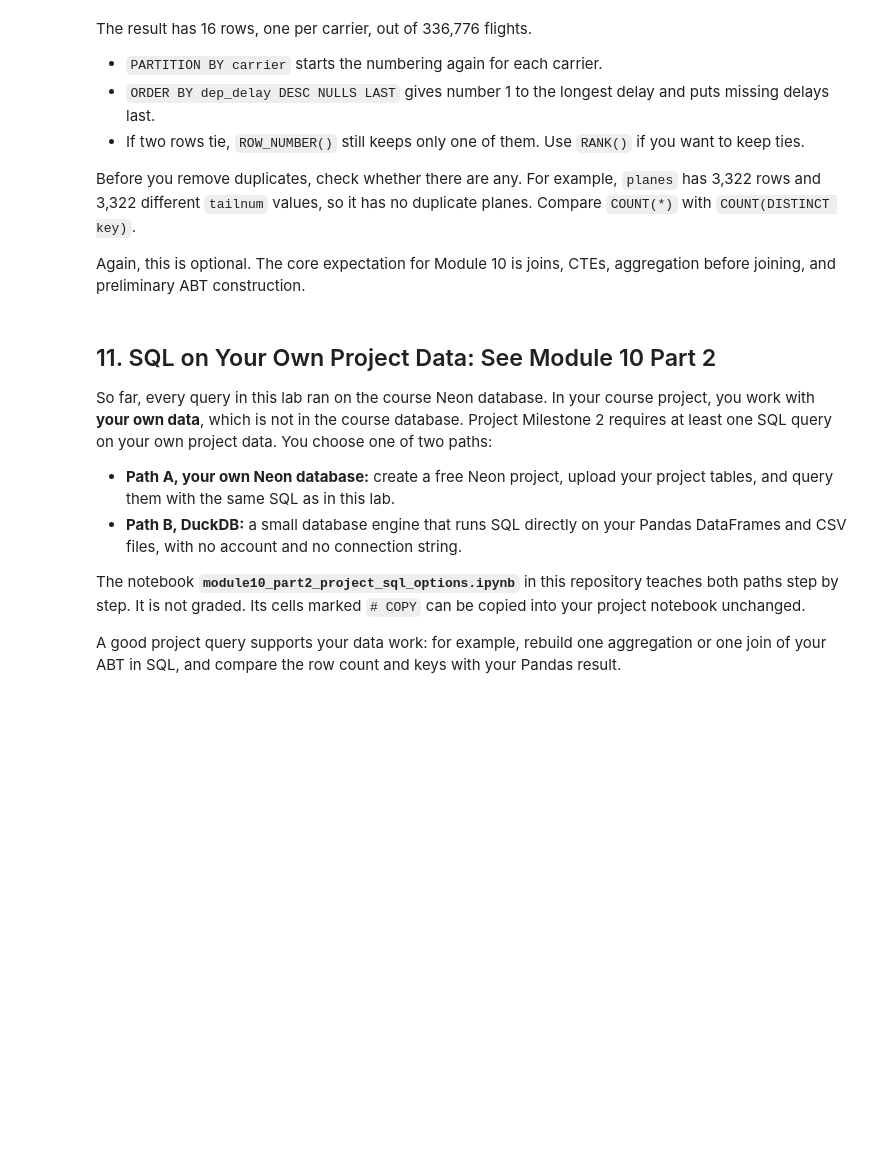
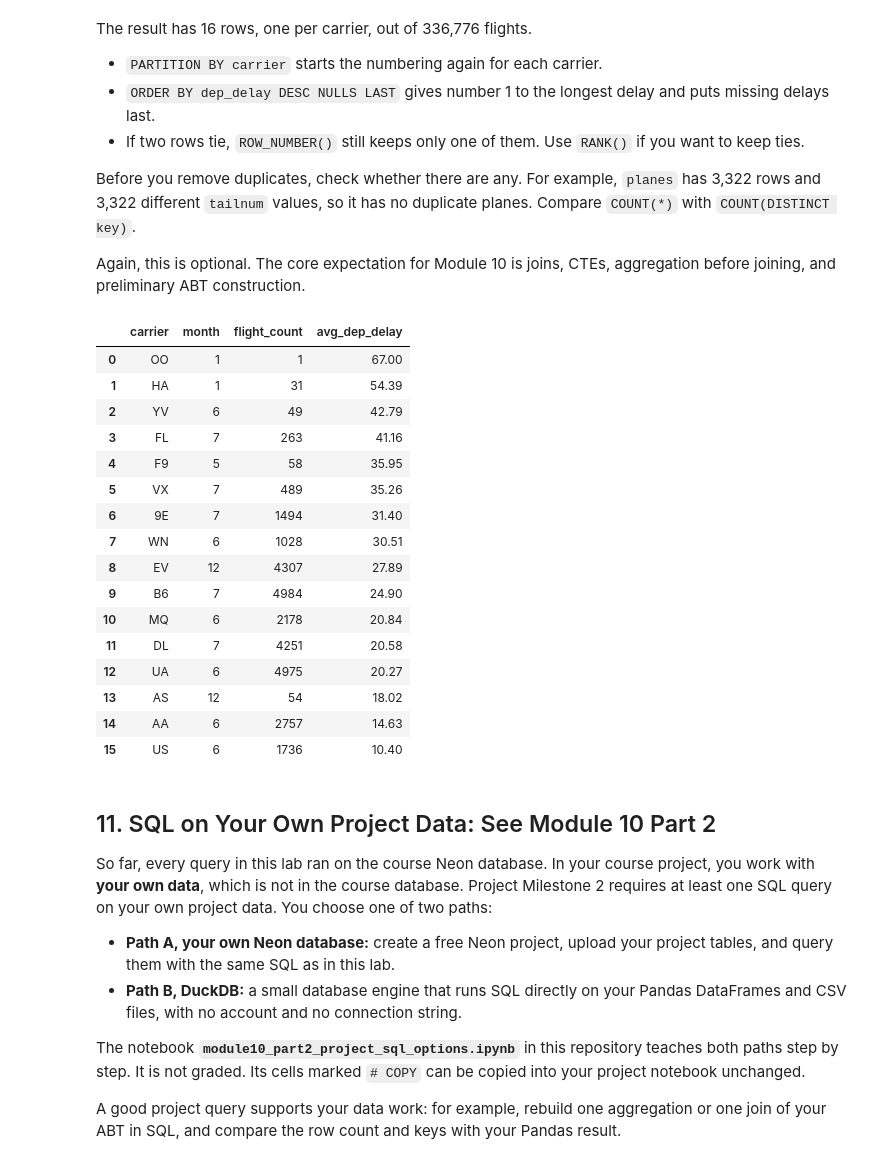
Before and after one commit to darla1209/ban6003-week09-10-darla, a Jupyter notebook: notebooks/module10_sql_joins_abt_guided_lab.ipynb, the cells around one changed output. Saved outputs shown, nothing was run; the diff lists cells and outputs as text; code cells hidden in the pictures; blank space fills up the shorter version.

```diff
--- a/notebooks/module10_sql_joins_abt_guided_lab.ipynb
+++ b/notebooks/module10_sql_joins_abt_guided_lab.ipynb
@@ -642,6 +887,51 @@ The result has 16 rows, one per carrier, out of 336,776 flights.
 Before you remove duplicates, check whether there are any. For example, `planes` has 3,322 rows and 3,322 different `tailnum` values, so it has no duplicate planes. Compare `COUNT(*)` with `COUNT(DISTINCT key)`.
 
 Again, this is optional. The core expectation for Module 10 is joins, CTEs, aggregation before joining, and preliminary ABT construction.
+# %%
+query = '''
+WITH carrier_month AS (
+    SELECT
+        carrier,
+        month,
+        COUNT(*) AS flight_count,
+        ROUND(AVG(dep_delay)::numeric, 2)::float AS avg_dep_delay
+    FROM flights
+    GROUP BY carrier, month
+),
+ranked_months AS (
+    SELECT
+        *,
+        ROW_NUMBER() OVER (
+            PARTITION BY carrier
+            ORDER BY avg_dep_delay DESC NULLS LAST
+        ) AS rn
+    FROM carrier_month
+)
+SELECT carrier, month, flight_count, avg_dep_delay
+FROM ranked_months
+WHERE rn = 1
+ORDER BY avg_dep_delay DESC;
+'''
+
+run_query(query, engine)
+# %% [output]
+|  | carrier | month | flight_count | avg_dep_delay |
+| 0 | OO | 1 | 1 | 67.00 |
+| 1 | HA | 1 | 31 | 54.39 |
+| 2 | YV | 6 | 49 | 42.79 |
+| 3 | FL | 7 | 263 | 41.16 |
+| 4 | F9 | 5 | 58 | 35.95 |
+| 5 | VX | 7 | 489 | 35.26 |
+| 6 | 9E | 7 | 1494 | 31.40 |
+| 7 | WN | 6 | 1028 | 30.51 |
+| 8 | EV | 12 | 4307 | 27.89 |
+| 9 | B6 | 7 | 4984 | 24.90 |
+| 10 | MQ | 6 | 2178 | 20.84 |
+| 11 | DL | 7 | 4251 | 20.58 |
+| 12 | UA | 6 | 4975 | 20.27 |
+| 13 | AS | 12 | 54 | 18.02 |
+| 14 | AA | 6 | 2757 | 14.63 |
+| 15 | US | 6 | 1736 | 10.40 |
 # %% [markdown]
 ## 11. SQL on Your Own Project Data: See Module 10 Part 2
 
```
Also changed, not shown: parts of 37 cells of this notebook, 4 other files.
